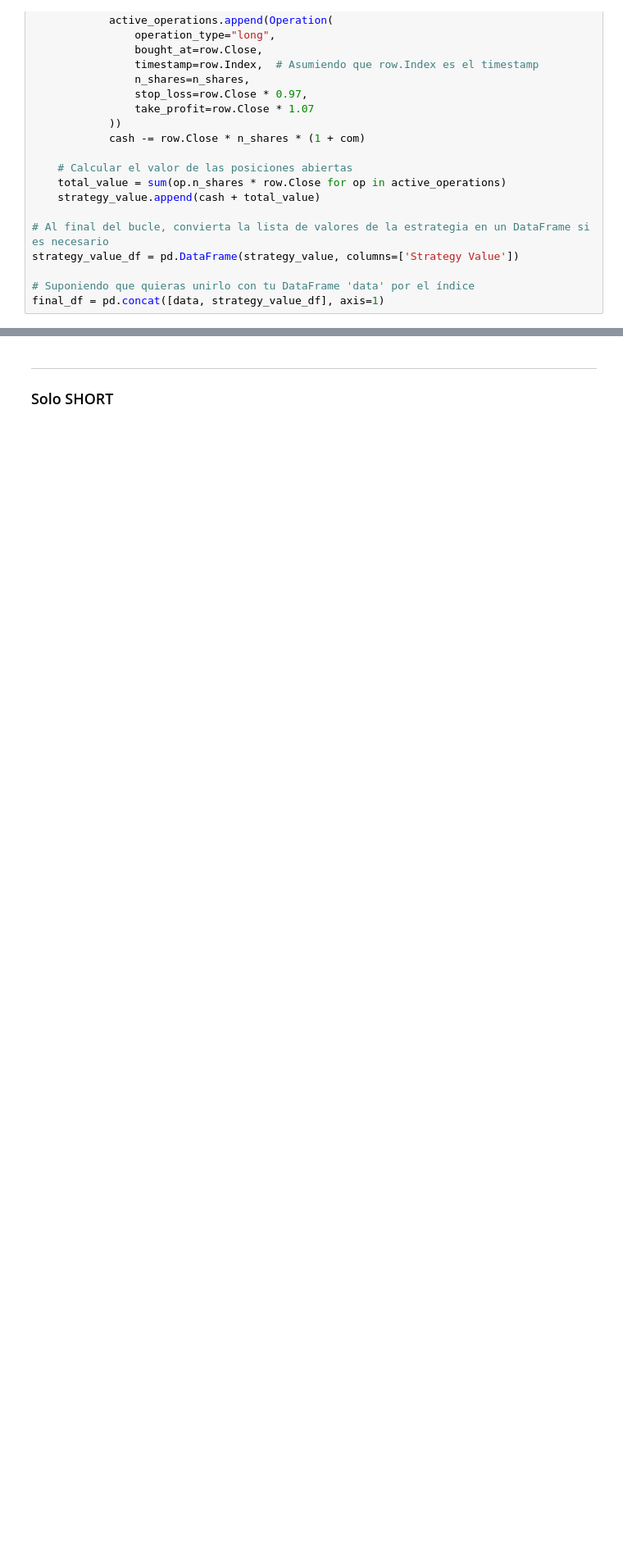
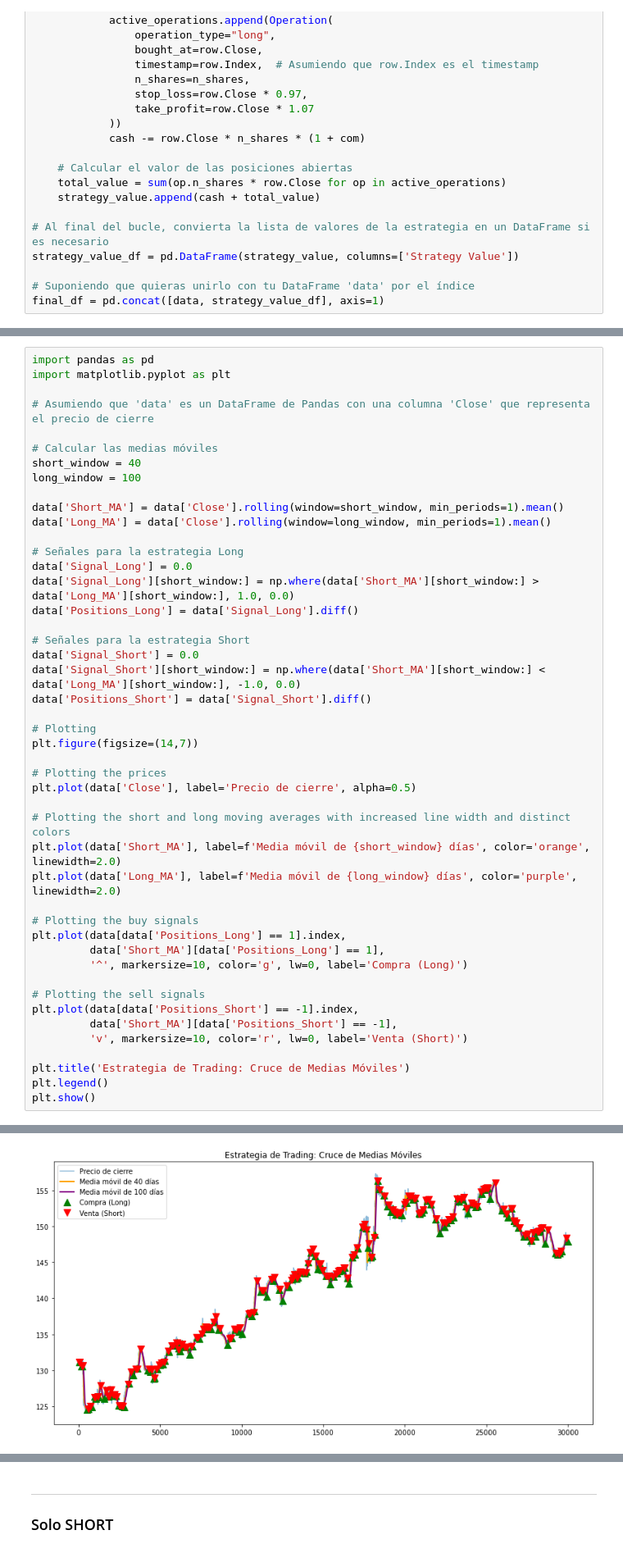
Before and after one commit to VZPablo/MyST_analisis_tecnico, a Jupyter notebook: Technical Analysis.ipynb, the cells around one changed output, grey strips where cells are left out. Shown at 82% size. Drawn from its saved outputs; the diff is of its cells as text; blank space fills up the shorter version.

```diff
--- a/Technical Analysis.ipynb
+++ b/Technical Analysis.ipynb
@@ -324,0 +337,47 @@ plt.show
+# %%
+import pandas as pd
+import matplotlib.pyplot as plt
+
+# Asumiendo que 'data' es un DataFrame de Pandas con una columna 'Close' que representa el precio de cierre
+
+# Calcular las medias móviles
+short_window = 40
+long_window = 100
+
+data['Short_MA'] = data['Close'].rolling(window=short_window, min_periods=1).mean()
+data['Long_MA'] = data['Close'].rolling(window=long_window, min_periods=1).mean()
+
+# Señales para la estrategia Long
+data['Signal_Long'] = 0.0
+data['Signal_Long'][short_window:] = np.where(data['Short_MA'][short_window:] > data['Long_MA'][short_window:], 1.0, 0.0)
+data['Positions_Long'] = data['Signal_Long'].diff()
+
+# Señales para la estrategia Short
+data['Signal_Short'] = 0.0
+data['Signal_Short'][short_window:] = np.where(data['Short_MA'][short_window:] < data['Long_MA'][short_window:], -1.0, 0.0)
+data['Positions_Short'] = data['Signal_Short'].diff()
+
+# Plotting
+plt.figure(figsize=(14,7))
+
+# Plotting the prices
+plt.plot(data['Close'], label='Precio de cierre', alpha=0.5)
+
+# Plotting the short and long moving averages with increased line width and distinct colors
+plt.plot(data['Short_MA'], label=f'Media móvil de {short_window} días', color='orange', linewidth=2.0)
+plt.plot(data['Long_MA'], label=f'Media móvil de {long_window} días', color='purple', linewidth=2.0)
+
+# Plotting the buy signals
+plt.plot(data[data['Positions_Long'] == 1].index,
+         data['Short_MA'][data['Positions_Long'] == 1],
+         '^', markersize=10, color='g', lw=0, label='Compra (Long)')
+
+# Plotting the sell signals
+plt.plot(data[data['Positions_Short'] == -1].index,
+         data['Short_MA'][data['Positions_Short'] == -1],
+         'v', markersize=10, color='r', lw=0, label='Venta (Short)')
+
+plt.title('Estrategia de Trading: Cruce de Medias Móviles')
+plt.legend()
+plt.show()
+# %% [output]
@@ -324,0 +392 @@ plt.show
+[figure, added]
```
Also changed, not shown: parts of 14 cells of this notebook.
